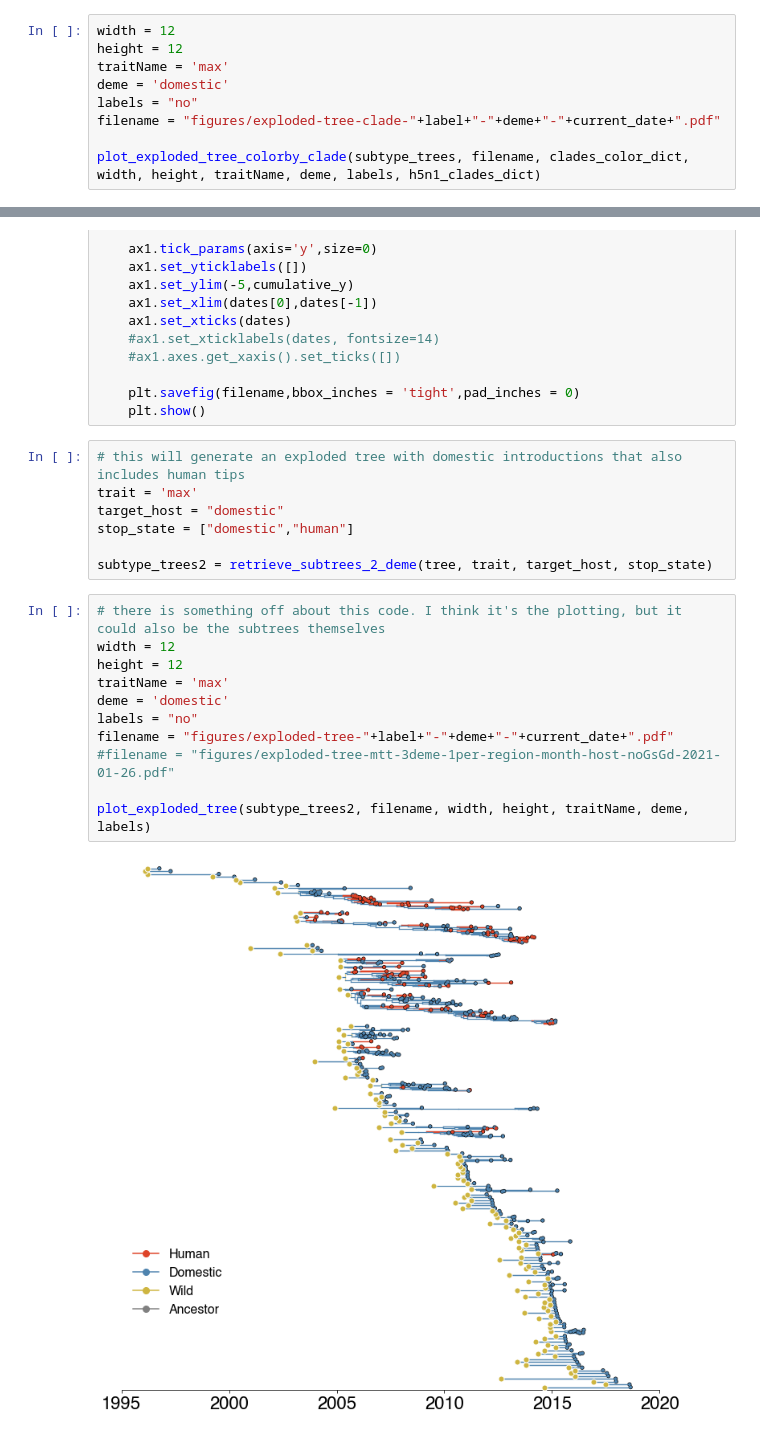
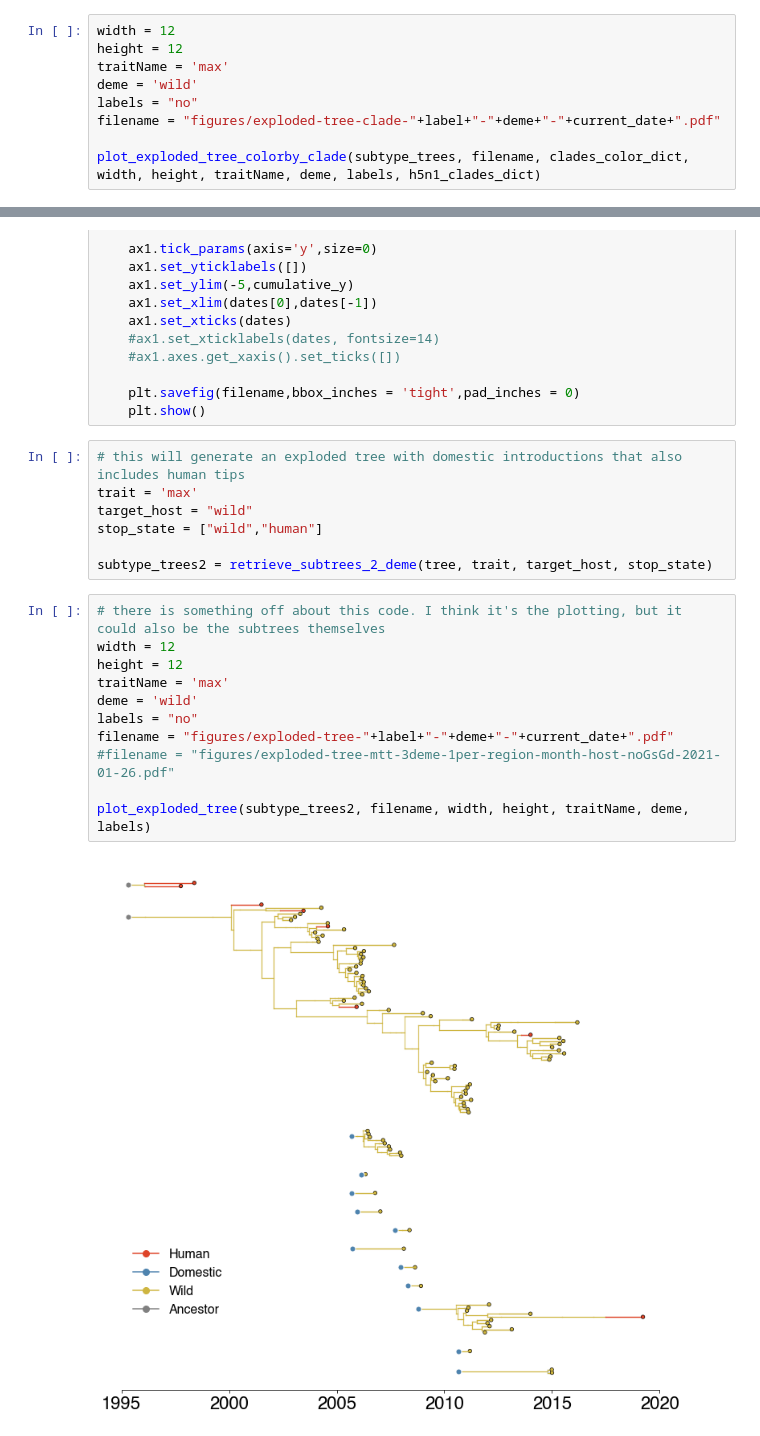
Before and after one commit to lmoncla/h5n1-host-classification, a Jupyter notebook: beast/plot-mcc-tree-and-parameters.ipynb, the cells around one changed output, grey strips where cells are left out. Drawn from its saved outputs; the diff is of its cells as text.

```diff
--- a/beast/plot-mcc-tree-and-parameters.ipynb
+++ b/beast/plot-mcc-tree-and-parameters.ipynb
@@ -915,7 +1033,7 @@ clades_color_dict = {"0":"#EEA160", "1":"#2664A5", "2.1":"#695B82","2.2":"#F9E7C
 width = 12
 height = 12
 traitName = 'max'
-deme = 'domestic'
+deme = 'wild'
 labels = "no"
 filename = "figures/exploded-tree-clade-"+label+"-"+deme+"-"+current_date+".pdf"
 
@@ -1049,20 +1167,20 @@ def plot_exploded_tree(subtype_trees, filename, width, height, traitName, deme,
 # %%
 # this will generate an exploded tree with domestic introductions that also includes human tips
 trait = 'max'
-target_host = "domestic"
-stop_state = ["domestic","human"]
+target_host = "wild"
+stop_state = ["wild","human"]
 
 subtype_trees2 = retrieve_subtrees_2_deme(tree, trait, target_host, stop_state)
 # %%
 # there is something off about this code. I think it's the plotting, but it could also be the subtrees themselves
 width = 12
 height = 12
 traitName = 'max'
-deme = 'domestic'
+deme = 'wild'
 labels = "no"
 filename = "figures/exploded-tree-"+label+"-"+deme+"-"+current_date+".pdf"
 #filename = "figures/exploded-tree-mtt-3deme-1per-region-month-host-noGsGd-2021-01-26.pdf"
 
 plot_exploded_tree(subtype_trees2, filename, width, height, traitName, deme, labels)
 # %% [output]
-[figure, old version]
+[figure, new version]
```
Also changed, not shown: parts of 13 cells of this notebook, 9 other files.
